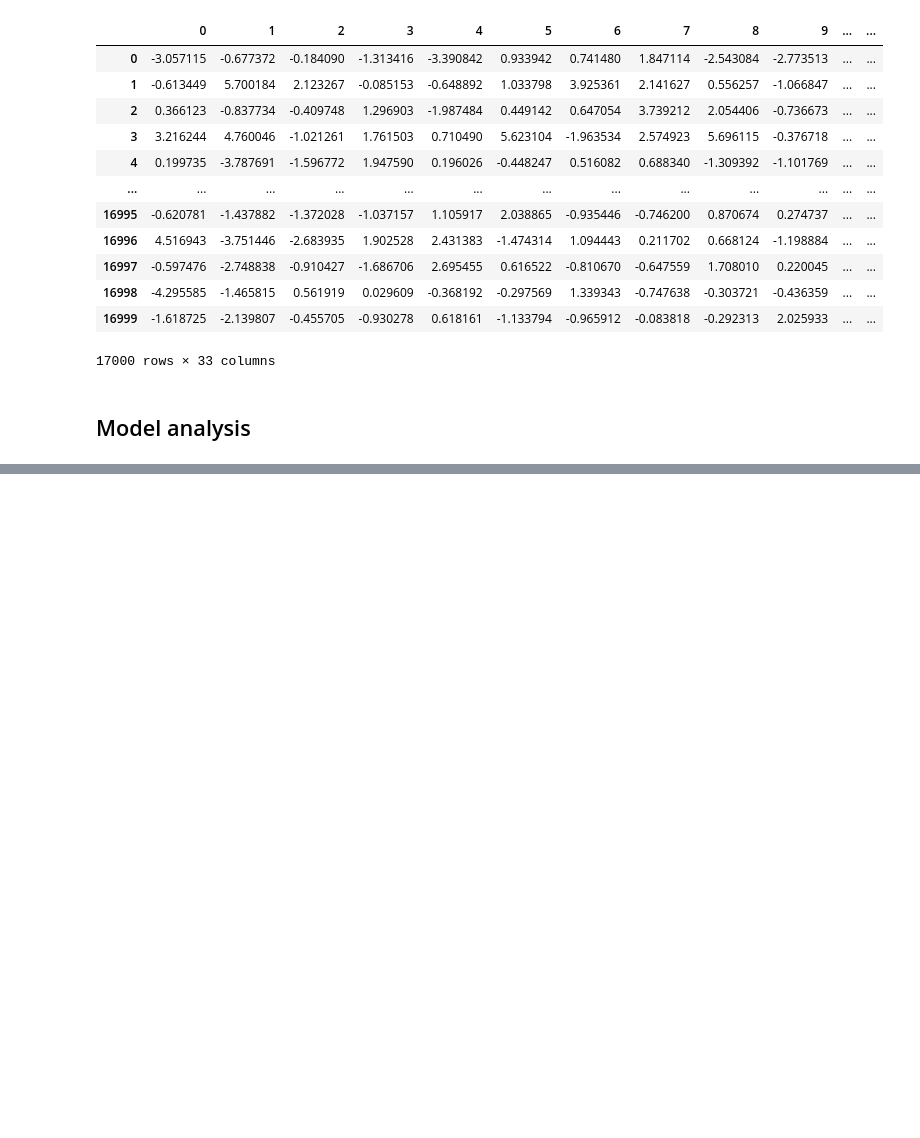
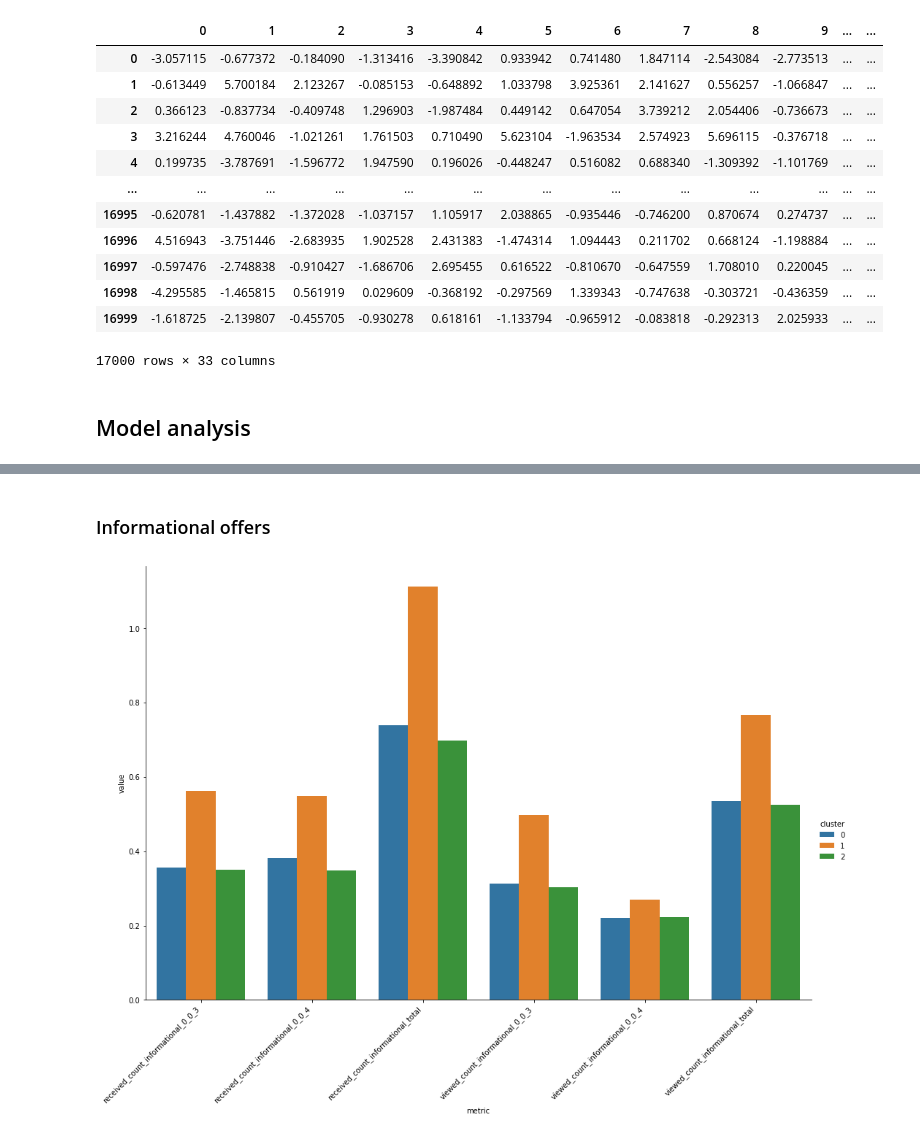
Before and after one commit to trant22t/data-science-nanodegree, a Jupyter notebook: starbucks_optimization_strategy/customer_segmentation/main.ipynb, the cells around one changed output, grey strips where cells are left out. Cells and saved outputs as stored; diff of their text form; code cells hidden in the pictures; blank space fills up the shorter version.

```diff
--- a/starbucks_optimization_strategy/customer_segmentation/customer_segmentation_2.ipynb
+++ b/starbucks_optimization_strategy/customer_segmentation/main.ipynb
@@ -521,0 +560,7 @@ plt.show()
+# %% [markdown]
+### Informational offers
+# %%
+info_centers = melt_centers_df(centers_df, 'metric.str.contains("informational")')
+plot_centers_by_var(info_centers)
+# %% [output]
+[figure, added]
```
Also changed, not shown: parts of 25 cells of this notebook, 2 other files.
